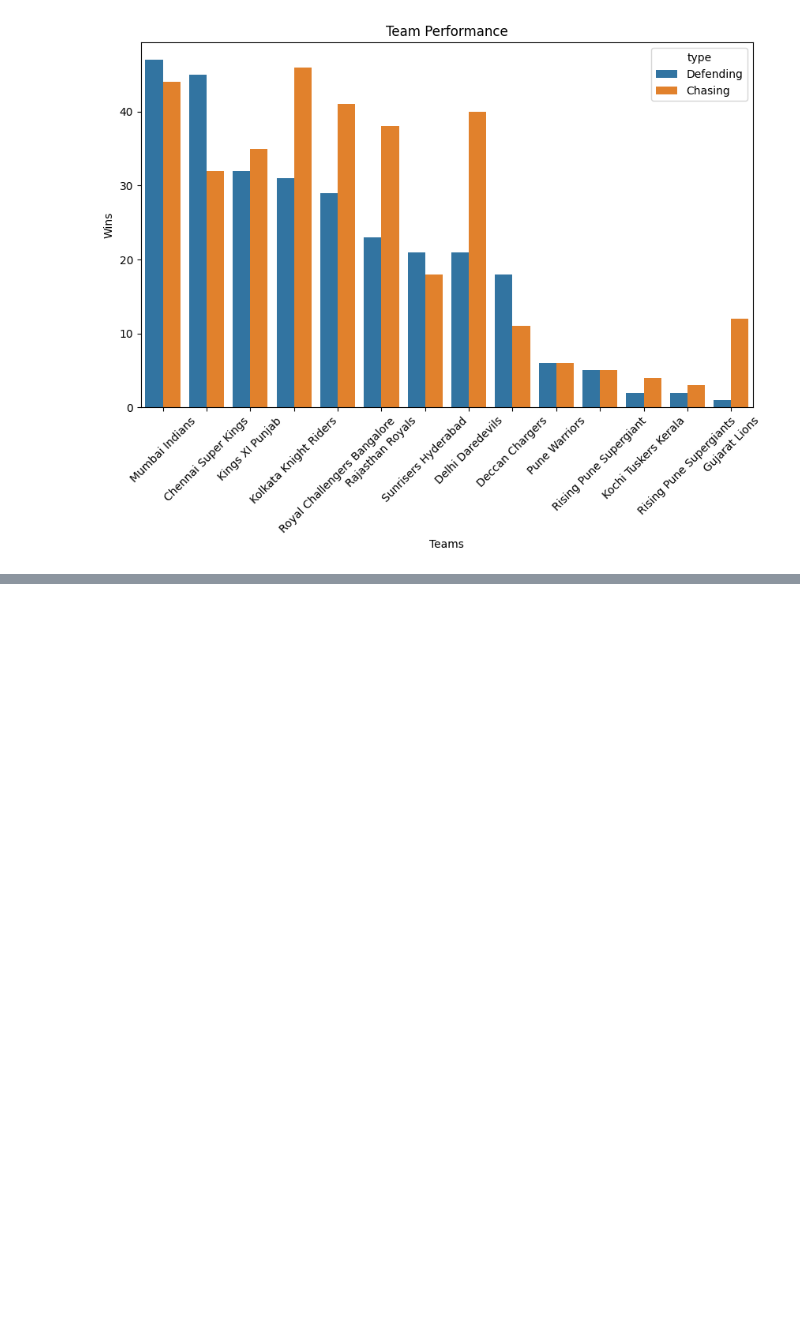
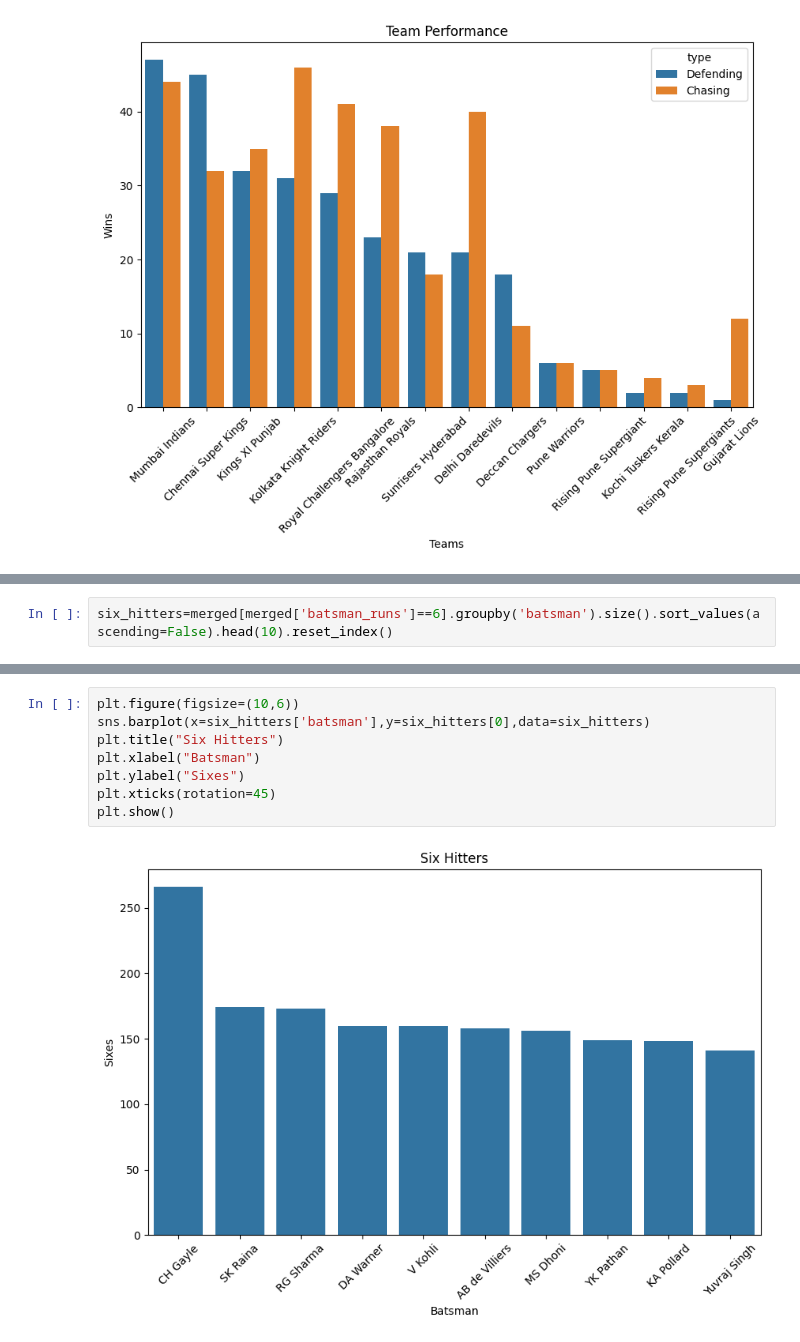
Before and after one commit to ajaykrixna/IPL_match-_analysis, a Jupyter notebook: IPL_analysis.ipynb, the cells around one changed output, grey strips where cells are left out. Saved outputs shown, nothing was run; the diff lists cells and outputs as text; blank space fills up the shorter version.

Commit message:
Six hitters

```diff
--- a/IPL_analysis.ipynb
+++ b/IPL_analysis.ipynb
@@ -632,0 +635,2 @@ plt.show()
+# %%
+six_hitters=merged[merged['batsman_runs']==6].groupby('batsman').size().sort_values(ascending=False).head(10).reset_index()
@@ -632,0 +651,10 @@ plt.show()
+# %%
+plt.figure(figsize=(10,6))
+sns.barplot(x=six_hitters['batsman'],y=six_hitters[0],data=six_hitters)
+plt.title("Six Hitters")
+plt.xlabel("Batsman")
+plt.ylabel("Sixes")
+plt.xticks(rotation=45)
+plt.show()
+# %% [output]
+[figure, added]
```
Also changed, not shown: parts of 2 cells of this notebook.
